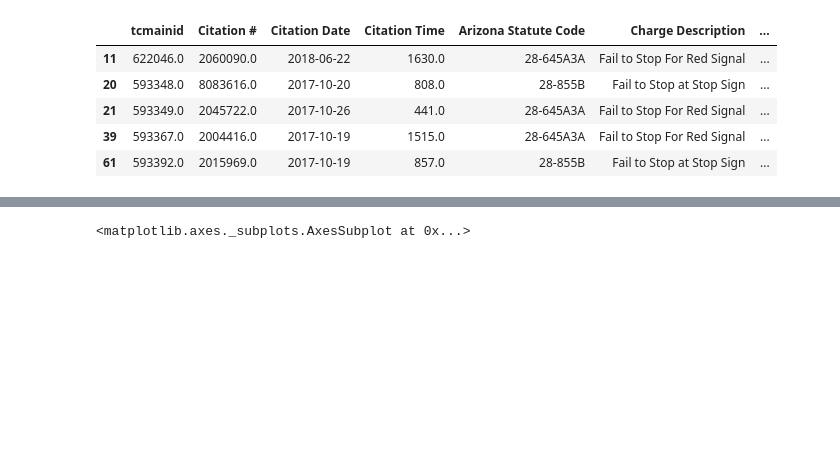
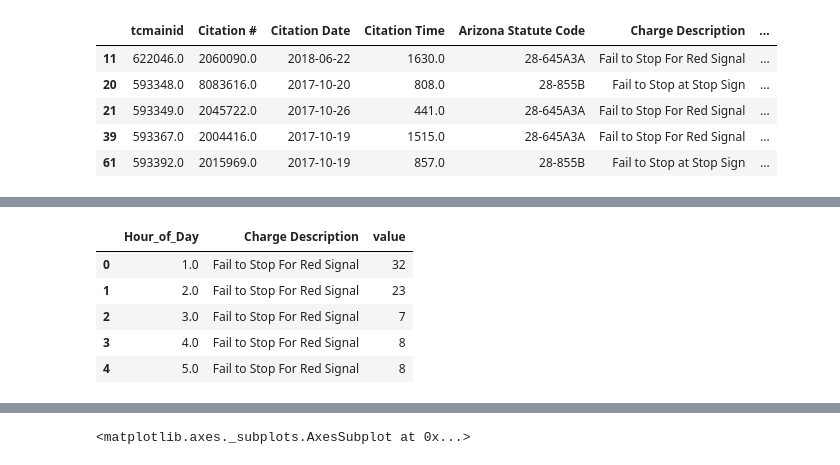
Before and after one commit to mrkjhsn/City-of-Scottsdale-Citations, a Jupyter notebook: Failure_To_Stop_Visualization.ipynb, the cells around one changed output, grey strips where cells are left out. Saved outputs shown, nothing was run; the diff lists cells and outputs as text; code cells hidden in the pictures; blank space fills up the shorter version.

```diff
--- a/Failure_To_Stop_Visualization.ipynb
+++ b/Failure_To_Stop_Visualization.ipynb
@@ -74,0 +60,15 @@ Text(0, 0.5, 'Count')
+# %%
+fail_to_obey_hr_day = fail_to_obey.groupby(['Hour_of_Day', 'Charge Description'])['Charge Description'] \
+    .count().unstack().reset_index()
+
+# form data into long(tidy) format, making it easier to graph
+fail_to_obey_hr_day_long = pd.melt(fail_to_obey_hr_day, \
+                                      id_vars='Hour_of_Day')
+fail_to_obey_hr_day_long.head()
+# %% [output]
+|  | Hour_of_Day | Charge Description | value |
+| 0 | 1.0 | Fail to Stop For Red Signal | 32 |
+| 1 | 2.0 | Fail to Stop For Red Signal | 23 |
+| 2 | 3.0 | Fail to Stop For Red Signal | 7 |
+| 3 | 4.0 | Fail to Stop For Red Signal | 8 |
+| 4 | 5.0 | Fail to Stop For Red Signal | 8 |
```
Also changed, not shown: parts of 5 cells of this notebook.
